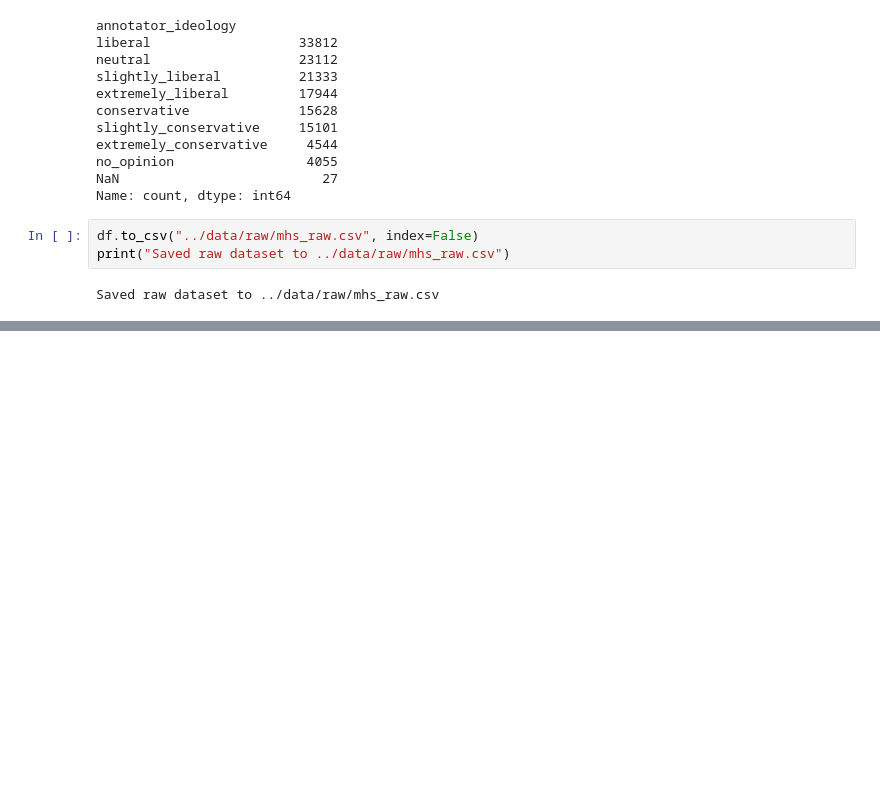
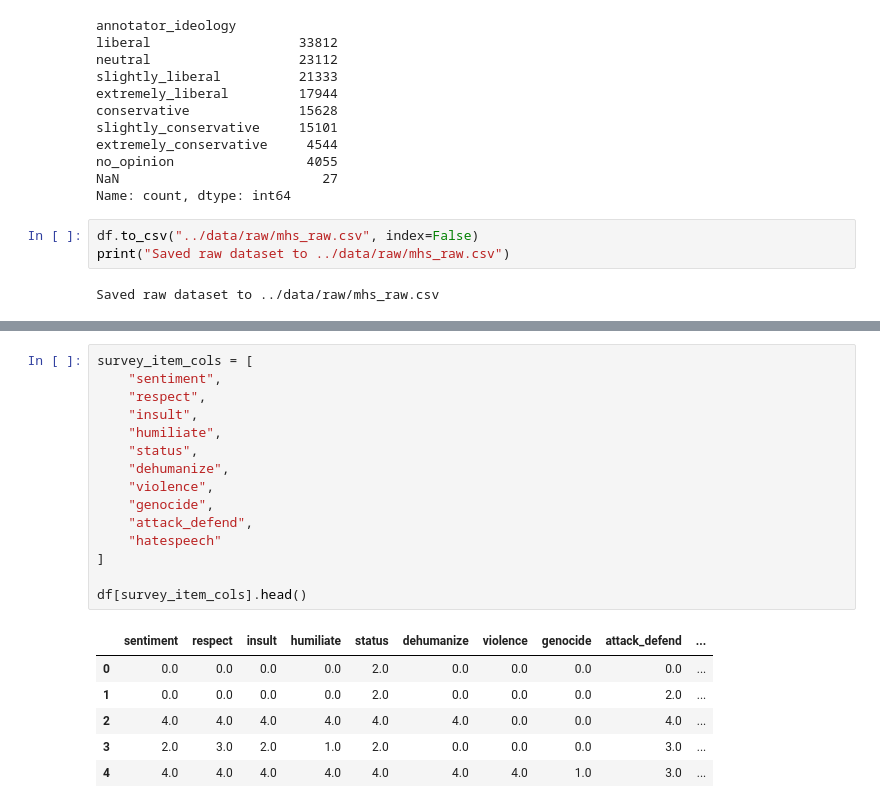
Before and after one commit to alishayan47/Distributional-Hate-Speech-Prediction, a Jupyter notebook: notebooks/01_data_audit.ipynb, the cells around one changed output, grey strips where cells are left out. Drawn from its saved outputs; the diff is of its cells as text; blank space fills up the shorter version.

```diff
--- a/notebooks/01_data_audit.ipynb
+++ b/notebooks/01_data_audit.ipynb
@@ -111,0 +142,22 @@ Saved raw dataset to ../data/raw/mhs_raw.csv
+# %%
+survey_item_cols = [
+    "sentiment",
+    "respect",
+    "insult",
+    "humiliate",
+    "status",
+    "dehumanize",
+    "violence",
+    "genocide",
+    "attack_defend",
+    "hatespeech"
+]
+
+df[survey_item_cols].head()
+# %% [output]
+|  | sentiment | respect | insult | humiliate | status | dehumanize | violence | genocide | attack_defend | ... |
+| 0 | 0.0 | 0.0 | 0.0 | 0.0 | 2.0 | 0.0 | 0.0 | 0.0 | 0.0 | ... |
+| 1 | 0.0 | 0.0 | 0.0 | 0.0 | 2.0 | 0.0 | 0.0 | 0.0 | 2.0 | ... |
+| 2 | 4.0 | 4.0 | 4.0 | 4.0 | 4.0 | 4.0 | 0.0 | 0.0 | 4.0 | ... |
+| 3 | 2.0 | 3.0 | 2.0 | 1.0 | 2.0 | 0.0 | 0.0 | 0.0 | 3.0 | ... |
+| 4 | 4.0 | 4.0 | 4.0 | 4.0 | 4.0 | 4.0 | 4.0 | 1.0 | 3.0 | ... |
```
Also changed, not shown: parts of 7 cells of this notebook, 3 other files.
